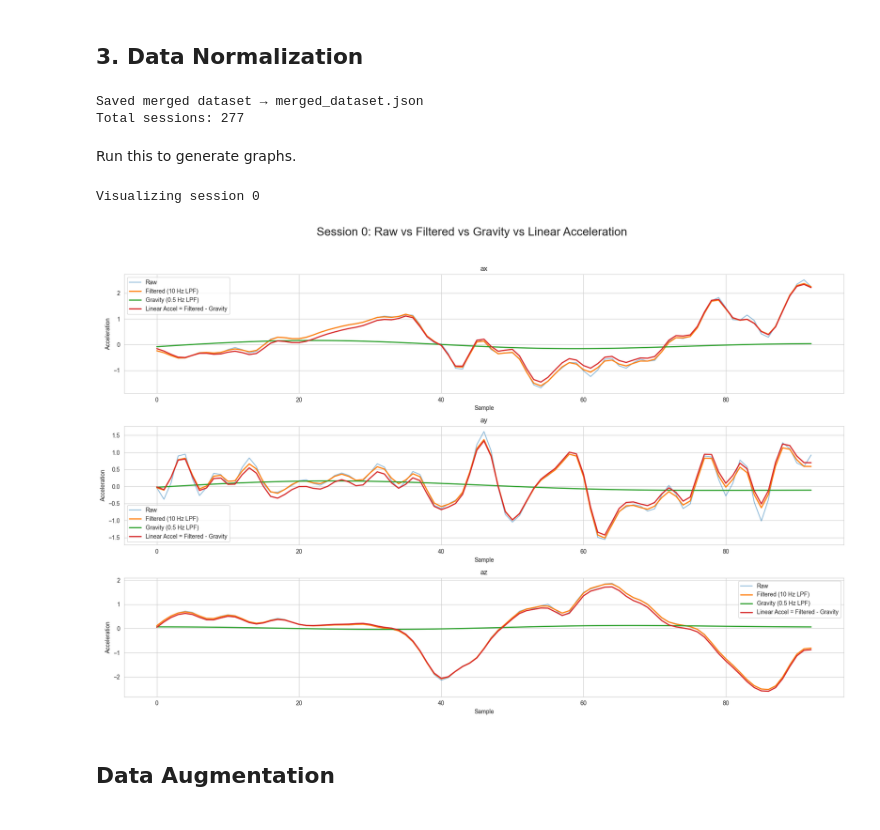
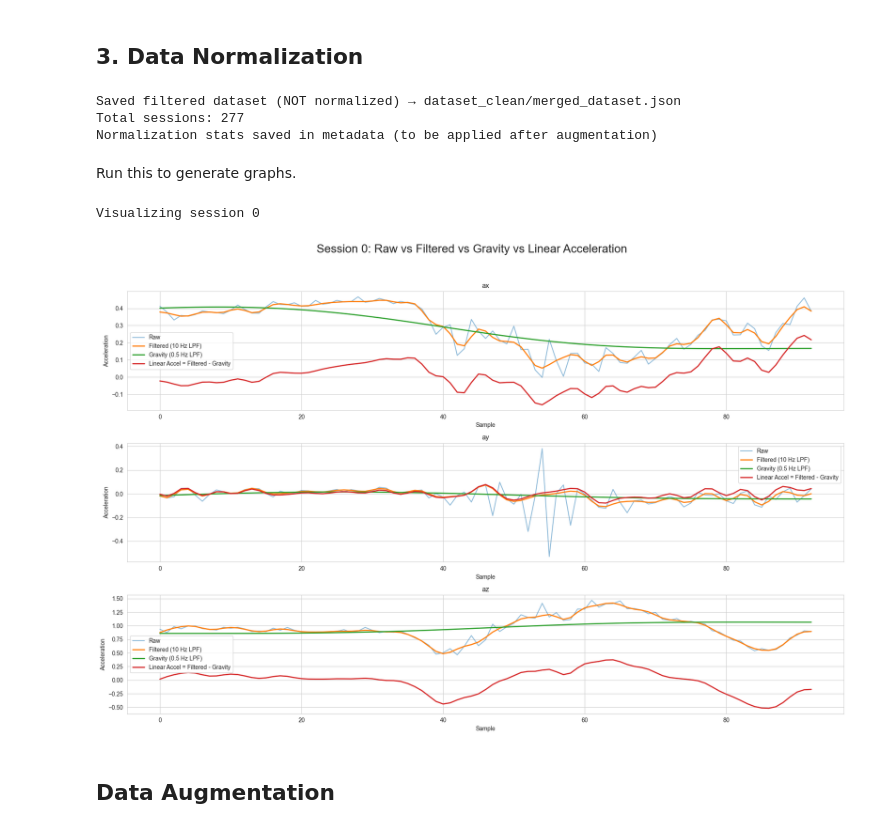
Before and after one commit to Nitrostrider/gains_ese3600, a Jupyter notebook: data_analysis.ipynb, the cells around one changed output. Drawn from its saved outputs; the diff is of its cells as text; code cells hidden in the pictures.

Commit message:
add data processing, cleaning, normalization, augmentation

```diff
--- a/data_analysis.ipynb
+++ b/data_analysis.ipynb
@@ -208,7 +208,7 @@ def apply_median_filter(data, kernel=3):
     return medfilt(data, kernel_size=(kernel, 1))
 
 # -------------------------------------------------------------
-# PROCESS SINGLE JSON FILE
+# PROCESS SINGLE JSON FILE (FILTERING ONLY, NO NORMALIZATION)
 # -------------------------------------------------------------
 def process_file(filepath, start_session_id, accel_mean=None, accel_std=None,
                  gyro_mean=None, gyro_std=None, compute_norm_stats=False):
@@ -245,29 +245,24 @@ def process_file(filepath, start_session_id, accel_mean=None, accel_std=None,
         gravity = estimate_gravity(accel_lp, cutoff=0.5, fs=fs)
         linear_accel = accel_lp - gravity  # (3-axis motion only)
 
-        # ----------- 5) NORMALIZATION ---------------------------
+        # ----------- 5) COMPUTE NORMALIZATION STATS (BUT DON'T APPLY YET) ----
         if compute_norm_stats:
-            # Collect stats during training run
+            # Collect stats during first pass
             if accel_mean is None:
                 accel_mean = linear_accel.mean(axis=0)
                 accel_std  = linear_accel.std(axis=0)
                 gyro_mean  = gyro_hp.mean(axis=0)
                 gyro_std   = gyro_hp.std(axis=0)
             else:
-                # accumulate (optional)
+                # accumulate (simple averaging approach)
                 accel_mean = (accel_mean + linear_accel.mean(axis=0)) / 2
                 accel_std  = (accel_std  + linear_accel.std(axis=0)) / 2
                 gyro_mean  = (gyro_mean  + gyro_hp.mean(axis=0)) / 2
                 gyro_std   = (gyro_std   + gyro_hp.std(axis=0)) / 2
 
-        # Apply normalization if stats provided
-        if accel_mean is not None:
-            linear_accel_norm = (linear_accel - accel_mean) / accel_std
-            gyro_norm         = (gyro_hp - gyro_mean) / gyro_std
-        else:
-            # First pass — no normalization yet
-            linear_accel_norm = linear_accel
-            gyro_norm         = gyro_hp
+        # NO NORMALIZATION APPLIED - keep filtered data as-is
+        linear_accel_clean = linear_accel
+        gyro_clean = gyro_hp
 
         # ----------- 6) REBUILD SESSION JSON -------------------
         filt_data = []
@@ -275,21 +270,21 @@ def process_file(filepath, start_session_id, accel_mean=None, accel_std=None,
             filt_data.append({
                 "timestamp": d["timestamp"],
                 "elapsed_sec": d["elapsed_sec"],
-                "ax": float(linear_accel_norm[i, 0]),
-                "ay": float(linear_accel_norm[i, 1]),
-                "az": float(linear_accel_norm[i, 2]),
-                "gx": float(gyro_norm[i, 0]),
-                "gy": float(gyro_norm[i, 1]),
-                "gz": float(gyro_norm[i, 2]),
+                "ax": float(linear_accel_clean[i, 0]),
+                "ay": float(linear_accel_clean[i, 1]),
+                "az": float(linear_accel_clean[i, 2]),
+                "gx": float(gyro_clean[i, 0]),
+                "gy": float(gyro_clean[i, 1]),
+                "gz": float(gyro_clean[i, 2]),
             })
 
         new_sessions.append({
             "session_id": next_id,
-            "timestamp": session["timestamp"],
-            "participant_id": session.get("participant_id", ""),
+            # "timestamp": session["timestamp"],
+            # "participant_id": session.get("participant_id", ""),
             "imu_placement": session.get("imu_placement", ""),
-            "notes": session.get("notes", ""),
-            "phase_label": session.get("phase_label"),
+            # "notes": session.get("notes", ""),
+            # "phase_label": session.get("phase_label"),
             "posture_label": session.get("posture_label"),
             "sample_count": len(filt_data),
             "sample_rate_hz": fs,
@@ -302,7 +297,7 @@ def process_file(filepath, start_session_id, accel_mean=None, accel_std=None,
 
 
 # -------------------------------------------------------------
-# PROCESS FOLDER → UNIFIED OUTPUT JSON
+# PROCESS FOLDER → FILTERED OUTPUT (NO NORMALIZATION YET)
 # -------------------------------------------------------------
 def process_folder(folder_path, output_path):
     files = [f for f in os.listdir(folder_path) if f.endswith(".json")]
@@ -311,7 +306,7 @@ def process_folder(folder_path, output_path):
     all_sessions = []
     session_id = 0
 
-    # First pass: compute normalization statistics
+    # First pass: compute normalization statistics from filtered data
     accel_mean = accel_std = gyro_mean = gyro_std = None
     for fname in files:
         fp = os.path.join(folder_path, fname)
@@ -321,7 +316,7 @@ def process_folder(folder_path, output_path):
             compute_norm_stats=True
         )
 
-    # Second pass: process with normalization applied
+    # Second pass: process without normalization
     session_id = 0
     final_sessions = []
     for fname in files:
@@ -333,7 +328,7 @@ def process_folder(folder_path, output_path):
         )
         final_sessions.extend(sessions)
 
-    # Build final JSON
+    # Build final JSON with normalization stats saved but NOT applied
     output = {
         "metadata": {
             "sample_rate_hz": 40,
@@ -344,7 +339,8 @@ def process_folder(folder_path, output_path):
                 "accel_std": accel_std.tolist(),
                 "gyro_mean": gyro_mean.tolist(),
                 "gyro_std": gyro_std.tolist()
-            }
+            },
+            "normalized": False  # Data is NOT normalized yet
         },
         "sessions": final_sessions
     }
@@ -352,8 +348,9 @@ def process_folder(folder_path, output_path):
     with open(output_path, "w") as f:
         json.dump(output, f, indent=2)
 
-    print(f"Saved merged dataset → {output_path}")
+    print(f"Saved filtered dataset (NOT normalized) → {output_path}")
     print(f"Total sessions: {len(final_sessions)}")
+    print(f"Normalization stats saved in metadata (to be applied after augmentation)")
 
 
 # -------------------------------------------------------------
@@ -361,8 +358,9 @@ def process_folder(folder_path, output_path):
 process_folder("dataset_raw", "dataset_clean/merged_dataset.json")
 # -------------------------------------------------------------
 # %% [output]
-Saved merged dataset → merged_dataset.json
+Saved filtered dataset (NOT normalized) → dataset_clean/merged_dataset.json
 Total sessions: 277
+Normalization stats saved in metadata (to be applied after augmentation)
 # %% [markdown]
 Run this to generate graphs.
 # %%
@@ -395,7 +393,7 @@ def apply_median(data, k=3):
 # -------------------------------------------------------------
 # LOAD MERGED JSON
 # -------------------------------------------------------------
-dataset_path = "dataset_clean/merged_dataset.json"  # <-- change this to your actual path
+dataset_path = "dataset_raw/pushup_data_20251204_181709.json"  # <-- change this to your actual path
 
 with open(dataset_path, "r") as f:
     merged = json.load(f)
@@ -418,33 +416,33 @@ raw = np.array([[d["ax"], d["ay"], d["az"]] for d in session["data"]])
 raw_med = apply_median(raw, k=3)
 
 accel_filt = apply_lowpass(raw_med, cutoff=10, fs=fs)
 gravity     = estimate_gravity(accel_filt, cutoff=0.5, fs=fs)
 linear_acc  = accel_filt - gravity
 
 # -------------------------------------------------------------
 # PLOT EVERYTHING
 # -------------------------------------------------------------
 axes = ["ax", "ay", "az"]
 
 plt.figure(figsize=(18, 12))
 plt.suptitle(f"Session {session['session_id']}: Raw vs Filtered vs Gravity vs Linear Acceleration", fontsize=20)
 
 for i in range(3):
     plt.subplot(3, 1, i+1)
     plt.plot(raw[:, i], label="Raw", alpha=0.5)
     plt.plot(accel_filt[:, i], label="Filtered (10 Hz LPF)", linewidth=2)
     plt.plot(gravity[:, i], label="Gravity (0.5 Hz LPF)", linewidth=2)
     plt.plot(linear_acc[:, i], label="Linear Accel = Filtered - Gravity", linewidth=2)
 
     plt.title(axes[i])
     plt.xlabel("Sample")
     plt.ylabel("Acceleration")
     plt.legend()
 
 plt.tight_layout(rect=[0, 0, 1, 0.95])
 plt.show()
 # %% [output]
 Visualizing session 0
-[figure, old version]
+[figure, new version]
 # %% [markdown]
 ## Data Augmentation
```
Also changed, not shown: parts of 31 cells of this notebook, 10 other files.
